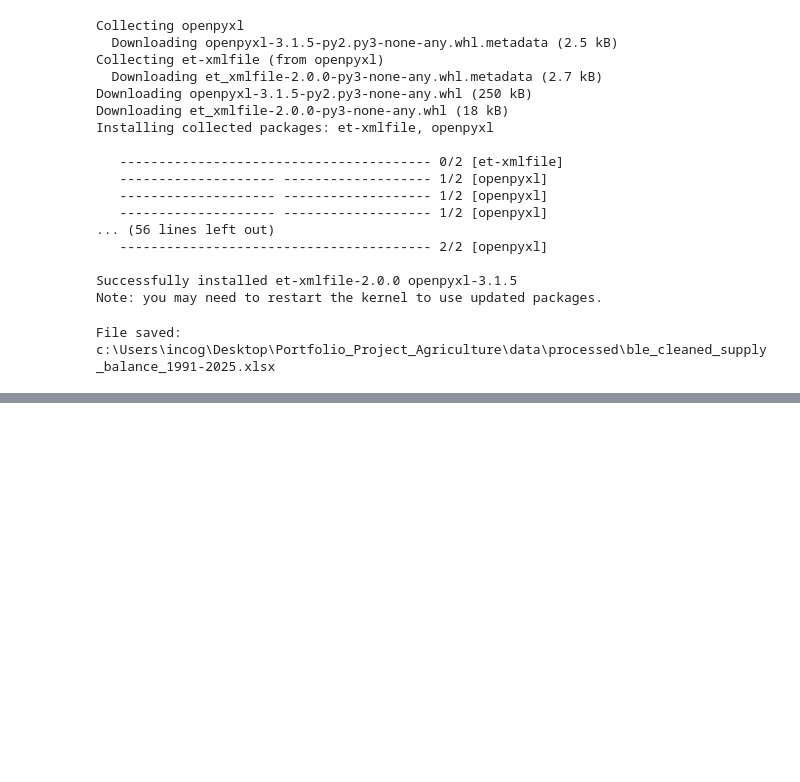
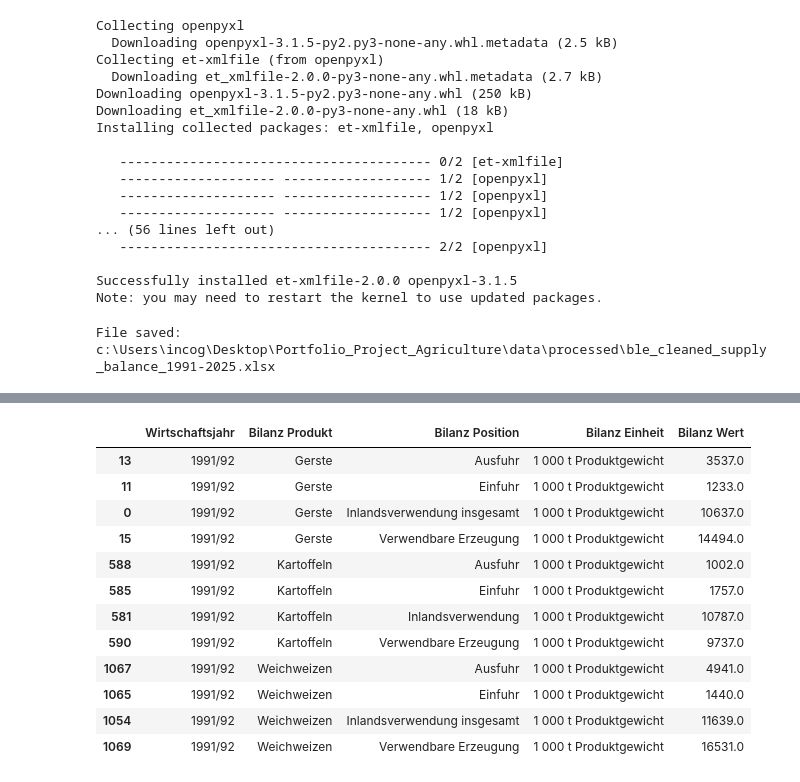
Before and after one commit to verveat/Agriculture_Crisis_Resilience, a Jupyter notebook: notebooks/01_ble_supply_balance_all_products.ipynb, the cells around one changed output, grey strips where cells are left out. Saved outputs shown, nothing was run; the diff lists cells and outputs as text; code cells hidden in the pictures; blank space fills up the shorter version.

```diff
--- a/notebooks/01_ble_supply_balance_all_products.ipynb
+++ b/notebooks/01_ble_supply_balance_all_products.ipynb
@@ -543,0 +1216,41 @@ File saved: c:\Users\incog\Desktop\Portfolio_Project_Agriculture\data\processed\
+# %%
+
+# Inspect the original balance values for the first financial year
+# used in the ratio calculations
+
+display(
+    df.loc[
+        (df["Wirtschaftsjahr"] == "1991/92")
+        & (df["Bilanz Produkt"].isin(
+            ["Gerste", "Kartoffeln", "Weichweizen"]
+        ))
+        & (df["Bilanz Position"].isin([
+            "Einfuhr",
+            "Ausfuhr",
+            "Inlandsverwendung",
+            "Inlandsverwendung insgesamt",
+            "Verwendbare Erzeugung",
+        ])),
+        [
+            "Wirtschaftsjahr",
+            "Bilanz Produkt",
+            "Bilanz Position",
+            "Bilanz Einheit",
+            "Bilanz Wert",
+        ],
+    ].sort_values(["Bilanz Produkt", "Bilanz Position"])
+)
+# %% [output]
+|  | Wirtschaftsjahr | Bilanz Produkt | Bilanz Position | Bilanz Einheit | Bilanz Wert |
+| 13 | 1991/92 | Gerste | Ausfuhr | 1 000 t Produktgewicht | 3537.0 |
+| 11 | 1991/92 | Gerste | Einfuhr | 1 000 t Produktgewicht | 1233.0 |
+| 0 | 1991/92 | Gerste | Inlandsverwendung insgesamt | 1 000 t Produktgewicht | 10637.0 |
+| 15 | 1991/92 | Gerste | Verwendbare Erzeugung | 1 000 t Produktgewicht | 14494.0 |
+| 588 | 1991/92 | Kartoffeln | Ausfuhr | 1 000 t Produktgewicht | 1002.0 |
+| 585 | 1991/92 | Kartoffeln | Einfuhr | 1 000 t Produktgewicht | 1757.0 |
+| 581 | 1991/92 | Kartoffeln | Inlandsverwendung | 1 000 t Produktgewicht | 10787.0 |
+| 590 | 1991/92 | Kartoffeln | Verwendbare Erzeugung | 1 000 t Produktgewicht | 9737.0 |
+| 1067 | 1991/92 | Weichweizen | Ausfuhr | 1 000 t Produktgewicht | 4941.0 |
+| 1065 | 1991/92 | Weichweizen | Einfuhr | 1 000 t Produktgewicht | 1440.0 |
+| 1054 | 1991/92 | Weichweizen | Inlandsverwendung insgesamt | 1 000 t Produktgewicht | 11639.0 |
+| 1069 | 1991/92 | Weichweizen | Verwendbare Erzeugung | 1 000 t Produktgewicht | 16531.0 |
```
Also changed, not shown: parts of 26 cells of this notebook.
